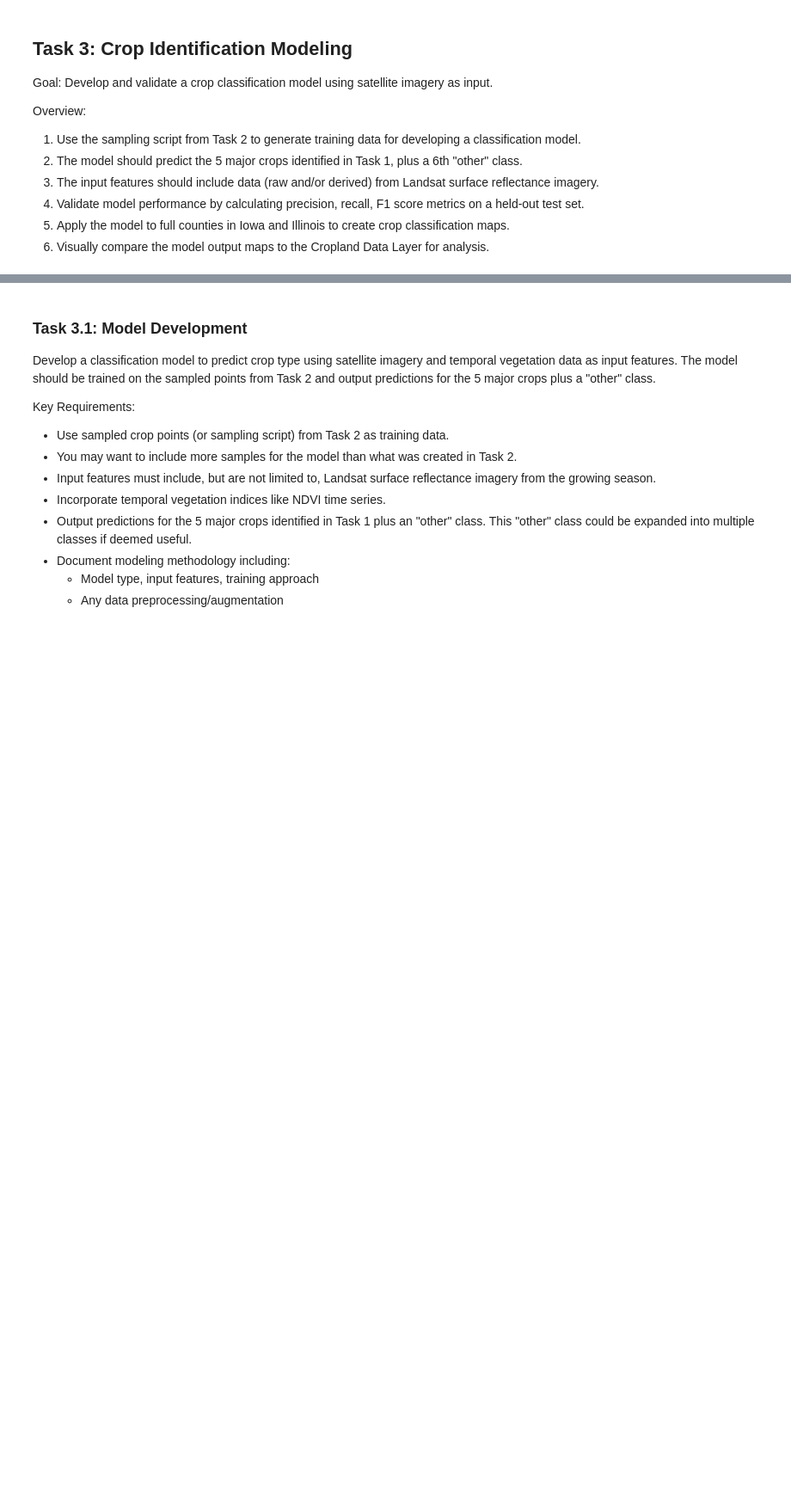
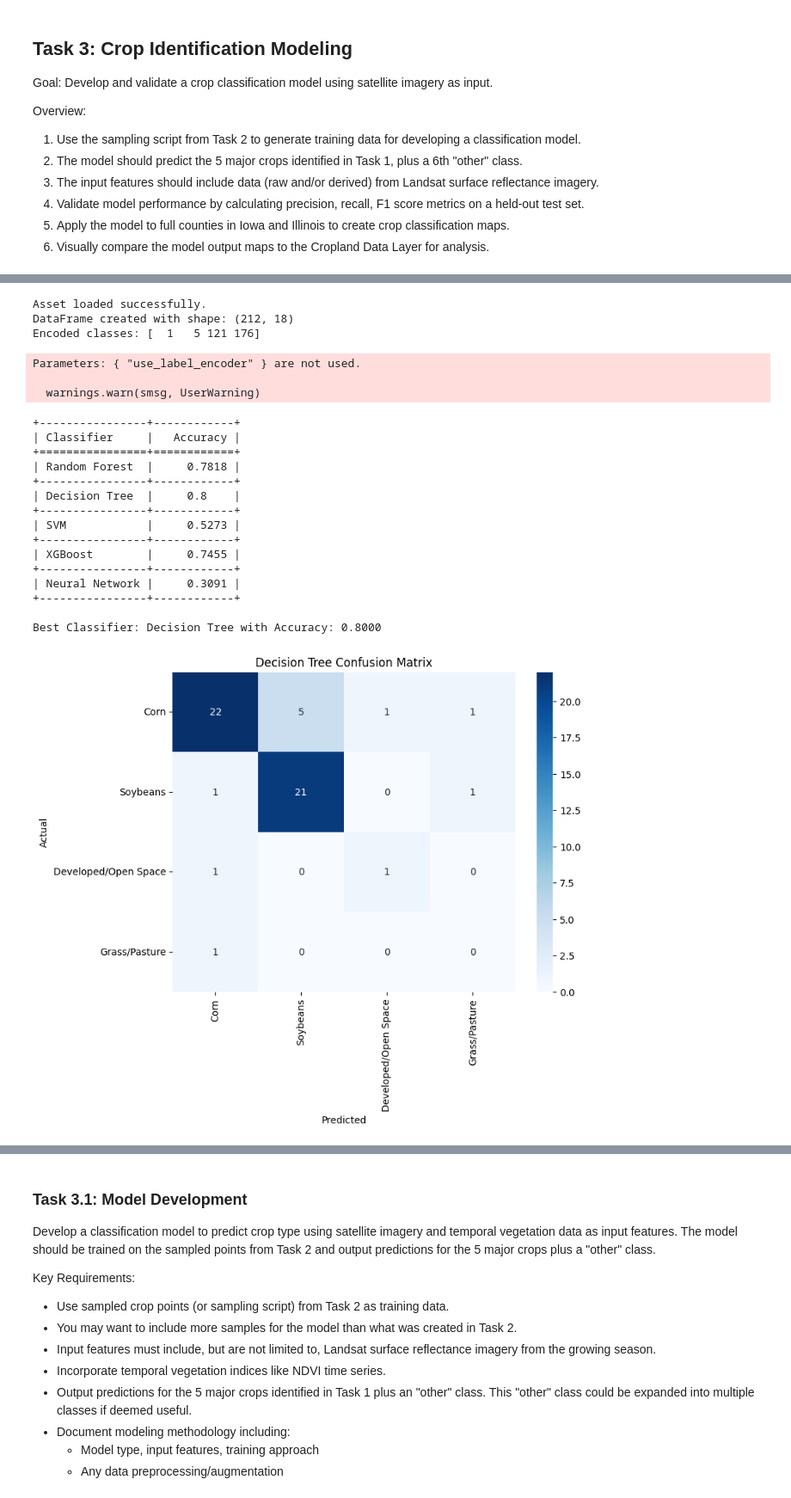
Before and after one commit to toribiodiego/ECE-471-A-Remote-Sensing, a Jupyter notebook: P02/P02.ipynb, the cells around one changed output, grey strips where cells are left out. Shown at 86% size. Saved outputs shown, nothing was run; the diff lists cells and outputs as text; code cells hidden in the pictures; blank space fills up the shorter version.

Commit message:
added training/testing workflow for largest county: training 5 classifers, confusion matrix, and feature importance plot

```diff
--- a/P02/P02.ipynb
+++ b/P02/P02.ipynb
@@ -1133,0 +1522,63 @@ Overview:
+# %%
+# IMPORTANT: Run the following section only after the asset export has finished.
+asset_path = f"projects/toribiodiego-ece471/assets/ndvi_timeseries/NDVI_TS_{largest_county_name}_2019"
+samples_asset = ee.FeatureCollection(asset_path)
+print("Asset loaded successfully.")
+
+df_all = fc_to_df(samples_asset)
+print("DataFrame created with shape:", df_all.shape)
+
+# Define predictor columns and label.
+predictor_props = [f'NDVI_{m}' for m in range(1, 13)] + ['longitude', 'latitude']
+label_property = 'crop_code'
+
+# Split the data into training and testing sets using the 'random' column.
+df_train = df_all[df_all['random'] < 0.7].dropna(subset=predictor_props + [label_property])
+df_test = df_all[df_all['random'] >= 0.7].dropna(subset=predictor_props + [label_property])
+
+# Convert predictor columns to numeric.
+for col in predictor_props:
+    df_train[col] = pd.to_numeric(df_train[col], errors='coerce')
+    df_test[col] = pd.to_numeric(df_test[col], errors='coerce')
+
+# Re-map the crop codes to a 0-indexed range.
+le = LabelEncoder()
+y_train = le.fit_transform(df_train[label_property].astype(int).values)
+y_test = le.transform(df_test[label_property].astype(int).values)
+X_train = df_train[predictor_props].values
+X_test = df_test[predictor_props].values
+
+print("Encoded classes:", le.classes_)
+
+# Use crop names as class labels for display.
+class_labels = [top_5_crops[int(c)] for c in le.inverse_transform(range(len(le.classes_)))]
+
+# -----------------------------------------------------------------------------
+# Run Classifier Training and Evaluation
+# -----------------------------------------------------------------------------
+results, cms, best_classifier = train_and_evaluate_classifiers(
+    X_train, y_train, X_test, y_test, predictor_props, class_labels
+)
+# %% [output]
+Asset loaded successfully.
+DataFrame created with shape: (212, 18)
+Encoded classes: [  1   5 121 176]
+Parameters: { "use_label_encoder" } are not used.
+
+  warnings.warn(smsg, UserWarning)
++----------------+------------+
+| Classifier     |   Accuracy |
++================+============+
+| Random Forest  |     0.7818 |
++----------------+------------+
+| Decision Tree  |     0.8    |
++----------------+------------+
+| SVM            |     0.5273 |
++----------------+------------+
+| XGBoost        |     0.7455 |
++----------------+------------+
+| Neural Network |     0.3091 |
++----------------+------------+
+
+Best Classifier: Decision Tree with Accuracy: 0.8000
+[figure, added]
```
Also changed, not shown: parts of 6 cells of this notebook.
